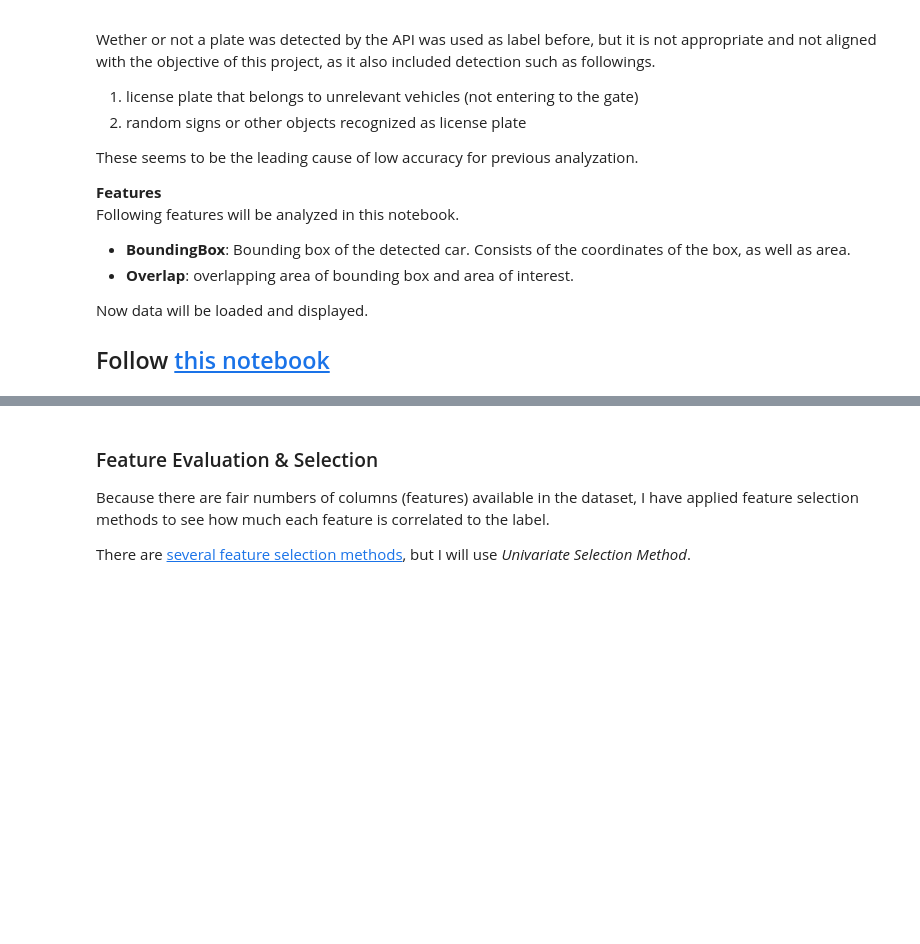
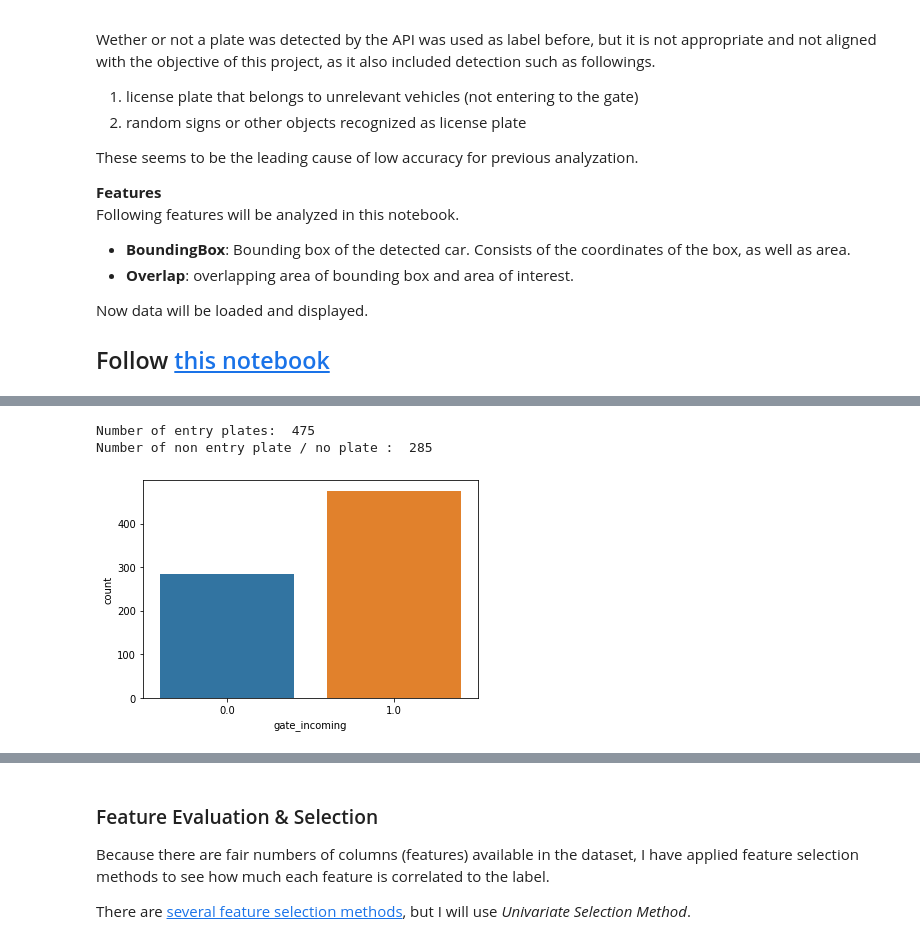
Before and after one commit to wtberry/opencv_motion_detection, a Jupyter notebook: analyze.ipynb, the cells around one changed output, grey strips where cells are left out. Saved outputs shown, nothing was run; the diff lists cells and outputs as text; code cells hidden in the pictures; blank space fills up the shorter version.

Commit message:
finished feature visualization. Proceed to feature selection

```diff
--- a/analyze.ipynb
+++ b/analyze.ipynb
@@ -167,0 +199,9 @@ df.to_csv("hand_labeled_table.csv")
+# %%
+ax = sns.countplot(y['gate_incoming'],label="Entry Vehicle Plate Count")
+B, M = y['gate_incoming'].value_counts()
+print('Number of entry plates: ',B)
+print('Number of non entry plate / no plate : ',M)
+# %% [output]
+Number of entry plates:  475
+Number of non entry plate / no plate :  285
+[figure, added]
```
Also changed, not shown: parts of 20 cells of this notebook.
